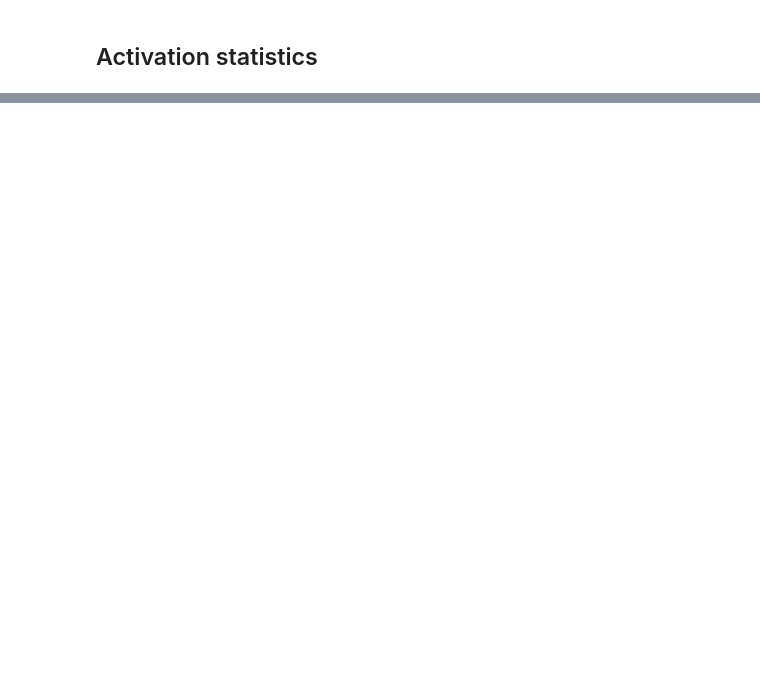
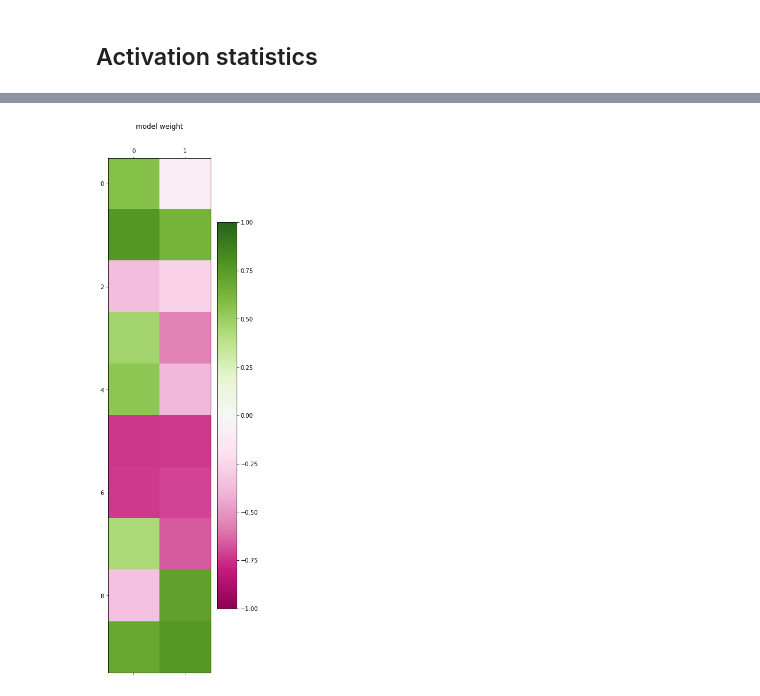
Before and after one commit to Bertinus/causal_cell_embedding, a Jupyter notebook: notebooks/Result_Exploration.ipynb, the cells around one changed output, grey strips where cells are left out. Cells and saved outputs as stored; diff of their text form; code cells hidden in the pictures; blank space fills up the shorter version.

```diff
--- a/notebooks/Result_Exploration.ipynb
+++ b/notebooks/Result_Exploration.ipynb
@@ -184,0 +225,8 @@ torch.Size([20, 10])
+# %%
+plt.matshow(model.decoder.model[0].weight.detach().numpy(), cmap="PiYG")
+plt.title("model weight")
+plt.clim(vmin=-1, vmax=1)
+plt.colorbar()
+plt.show()
+# %% [output]
+[figure, added]
```
Also changed, not shown: parts of 43 cells of this notebook, 5 other files.
